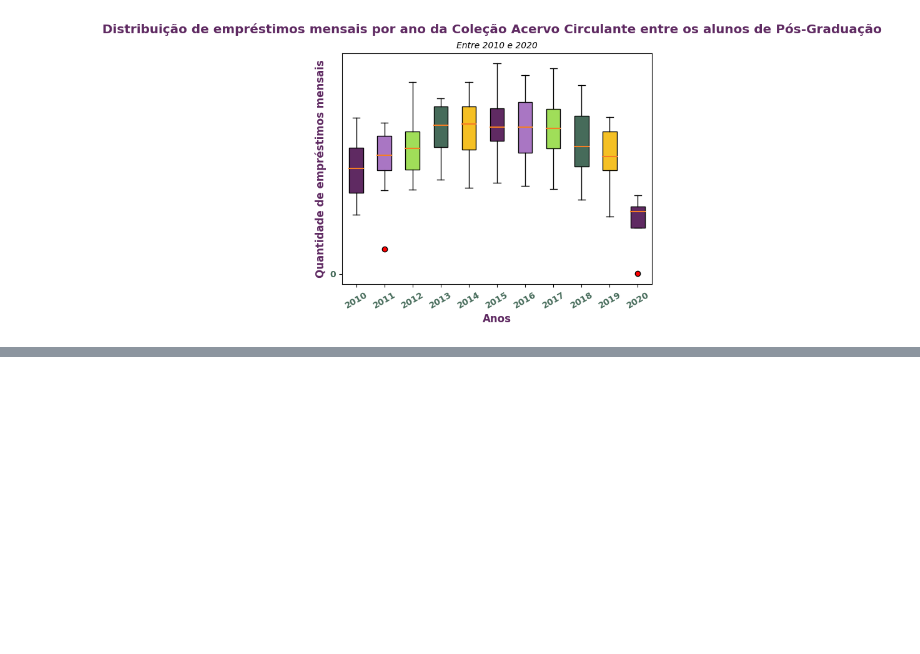
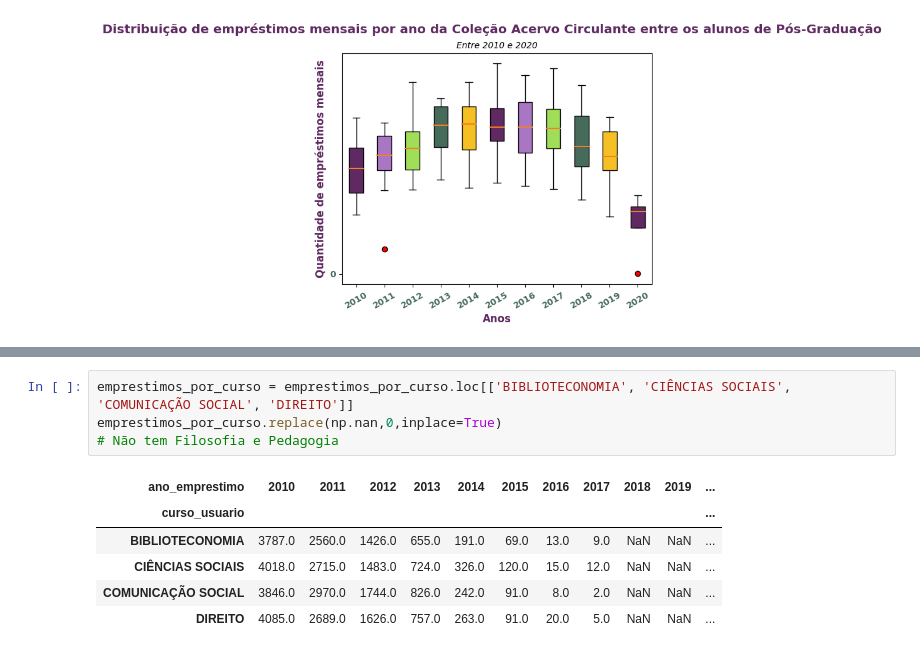
Before and after one commit to ayssag/7DaysOfCodePandas, a Jupyter notebook: _7DaysOfCode.ipynb, the cells around one changed output, grey strips where cells are left out. Drawn from its saved outputs; the diff is of its cells as text; blank space fills up the shorter version.

```diff
--- a/_7DaysOfCode.ipynb
+++ b/_7DaysOfCode.ipynb
@@ -531,0 +689,11 @@ plt.show()
+# %%
+emprestimos_por_curso = emprestimos_por_curso.loc[['BIBLIOTECONOMIA', 'CIÊNCIAS SOCIAIS', 'COMUNICAÇÃO SOCIAL', 'DIREITO']]
+emprestimos_por_curso.replace(np.nan,0,inplace=True)
+# Não tem Filosofia e Pedagogia
+# %% [output]
+| ano_emprestimo | 2010 | 2011 | 2012 | 2013 | 2014 | 2015 | 2016 | 2017 | 2018 | 2019 | ... |
+| curso_usuario |  |  |  |  |  |  |  |  |  |  | ... |
+| BIBLIOTECONOMIA | 3787.0 | 2560.0 | 1426.0 | 655.0 | 191.0 | 69.0 | 13.0 | 9.0 | NaN | NaN | ... |
+| CIÊNCIAS SOCIAIS | 4018.0 | 2715.0 | 1483.0 | 724.0 | 326.0 | 120.0 | 15.0 | 12.0 | NaN | NaN | ... |
+| COMUNICAÇÃO SOCIAL | 3846.0 | 2970.0 | 1744.0 | 826.0 | 242.0 | 91.0 | 8.0 | 2.0 | NaN | NaN | ... |
+| DIREITO | 4085.0 | 2689.0 | 1626.0 | 757.0 | 263.0 | 91.0 | 20.0 | 5.0 | NaN | NaN | ... |
```
Also changed, not shown: parts of 13 cells of this notebook.
